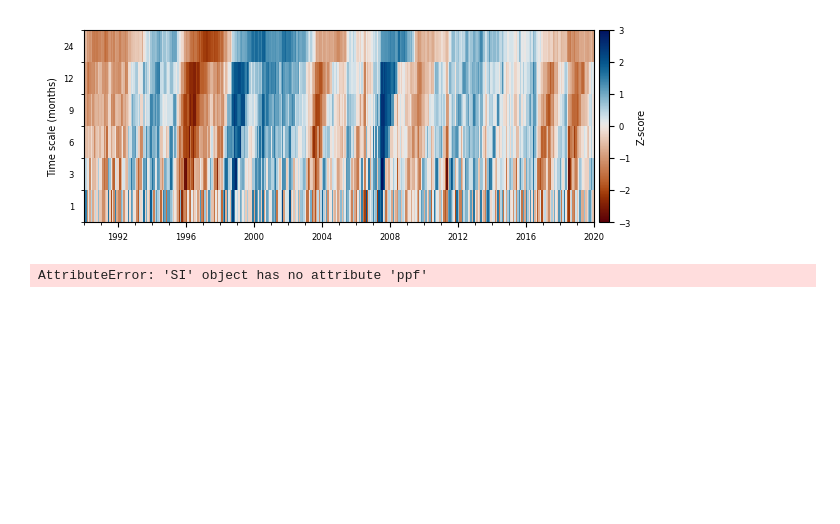
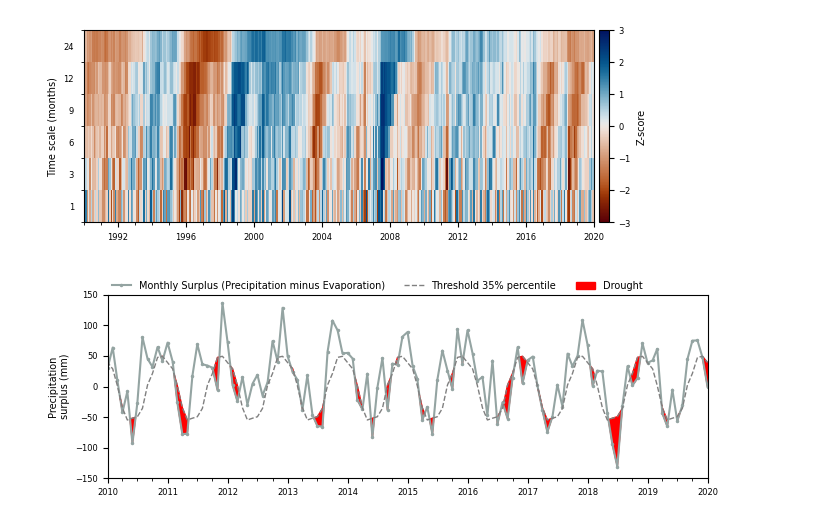
Before and after one commit to martinvonk/SPEI, a Jupyter notebook: paper/paper.ipynb, the cells around one changed output. Cells and saved outputs as stored; diff of their text form; code cells hidden in the pictures; blank space fills up the shorter version.

```diff
--- a/paper/paper.ipynb
+++ b/paper/paper.ipynb
@@ -554,15 +554,29 @@ ax.set_xlim(pd.Timestamp("1990"), pd.Timestamp("2020"))
 ax.get_figure().savefig("figures/spei_heatmap.png", dpi=300, bbox_inches="tight")
 # %% [output]
 [figure]
-# %%
-thres = sispei.ppf(0.3)
-si.plot.threshold(
-    surplus,
-    thres,
-    title="Threshold",
-    xlabel="Precipitation surplus (mm)",
-    ylabel="Cumulative probability",
-    figsize=(7.0, 2.5),
-)
-# %% [output]
-AttributeError: 'SI' object has no attribute 'ppf'
+# %%
+perc = 0.35
+thres = sispei.ppf(perc).rename(f"Threshold {perc:0.0%} percentile")
+fig, ax = plt.subplots(figsize=(7.0, 2.5), layout="tight")
+ax = si.plot.threshold(
+    surplus,
+    thres,
+    ax=ax,
+    **dict(
+        color="C3",
+        linewidth=1.5,
+        marker=".",
+        markersize=3.0,
+        label="Monthly Surplus (Precipitation minus Evaporation)",
+    ),
+)
+ax.set_xlim(pd.Timestamp("2010"), pd.Timestamp("2020"))
+ax.yaxis.set_major_locator(mpl.ticker.MultipleLocator(50))
+ax.xaxis.set_major_locator(mpl.dates.YearLocator(1))
+ax.xaxis.set_minor_locator(mpl.dates.MonthLocator([4, 7, 10]))
+ax.set_ylabel("Precipitation\nsurplus (mm)")
+ax.legend(ncol=3, loc=(0, 1), frameon=False)
+ax.set_ylim(-150.0, 150.0)
+fig.savefig("figures/threshold.png", dpi=300, bbox_inches="tight")
+# %% [output]
+[figure, added]
```
Also changed, not shown: parts of 1 cell of this notebook, 3 other files.
